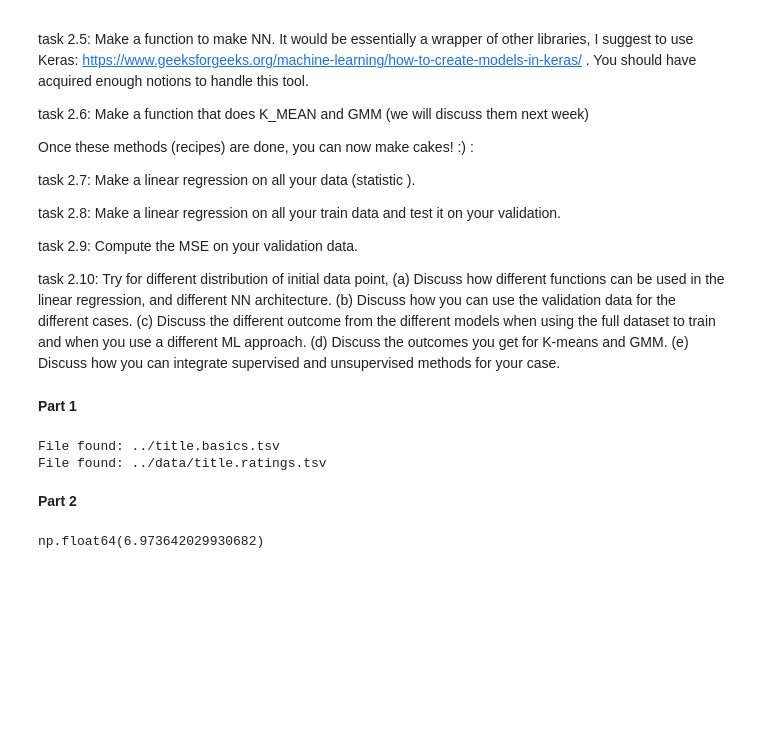
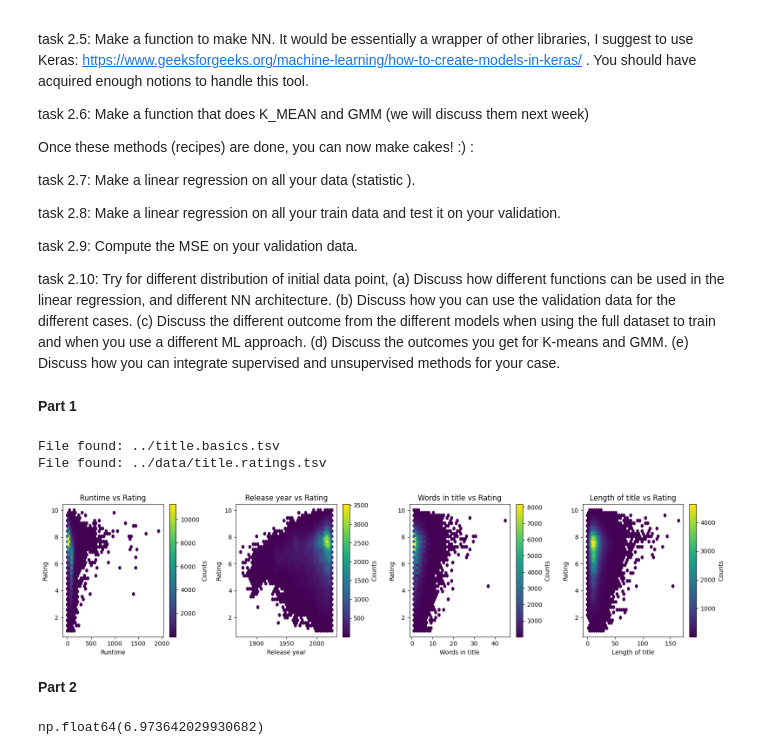
Before and after one commit to MalleBallen/MOD550---2025---Malvin, a Jupyter notebook: MOD550-task2/task2.ipynb, the cells around one changed output. Cells and saved outputs as stored; diff of their text form; code cells hidden in the pictures; blank space fills up the shorter version.

```diff
--- a/MOD550-task2/task2.ipynb
+++ b/MOD550-task2/task2.ipynb
@@ -22,11 +22,11 @@ task 2.9: Compute the MSE on your validation data.
 task 2.10: Try for different distribution of initial data point, (a) Discuss how different functions can be used in the linear regression, and different NN architecture. (b) Discuss how you can use the validation data for the different cases. (c) Discuss the different outcome from the different models when using the full dataset to train and when you use a different ML approach. (d) Discuss the outcomes you get for K-means and GMM. (e) Discuss how you can integrate supervised and unsupervised methods for your case.
 # %%
 import sys
+sys.path.append('../MOD550-task1') # Adjust the path to find data_aquisition module
+from data_aquisition import DataAquisition as aq
 
-from matplotlib.pylab import beta
-sys.path.append('../MOD550-task1') # Adjust the path to find data_aquisition module
 
-from data_aquisition import DataAquisition as aq
+import matplotlib.pyplot as plt
 import random
 import numpy as np
 from sklearn.linear_model import LinearRegression
@@ -35,6 +35,33 @@ from sklearn.linear_model import LinearRegression
 class DataModel:
     def __init__(self):
         self.data = aq().data
+
+    def scatter_plots_features_vs_rating(self):
+        """
+        Creates scatter plots for each feature (Runtime, Release year, Words in title, Length of title)
+        against Rating.
+        """
+
+        # Convert column dict to list of row dicts
+        columns = list(self.data.keys())
+        n_rows = len(self.data[columns[0]])
+        data_rows = [{col: self.data[col][i] for col in columns} for i in range(n_rows)]
+
+        features = ['Runtime', 'Release year', 'Words in title', 'Length of title']
+        ratings = [row['Rating'] for row in data_rows]
+
+        plt.figure(figsize=(16, 4))
+        for i, feat in enumerate(features):
+            plt.subplot(1, 4, i + 1)
+            x = [row[feat] for row in data_rows]
+            y = ratings
+            plt.hexbin(x, y, gridsize=40, cmap='viridis', mincnt=1) # Hexbin for better visualization with many points
+            plt.xlabel(feat)
+            plt.ylabel('Rating')
+            plt.title(f'{feat} vs Rating')
+            plt.colorbar(label='Counts')
+        plt.tight_layout()
+        plt.show()
 
     def linear_regression(self, x, y):
         """
@@ -207,7 +234,15 @@ class DataModel:
 
 
     def test_linreg_multivariate(self, sklearn=False):
-        #Creating the training data and testing data
+        """
+        Fits a multivariate linear regression model on the training data and evaluates its performance on the test data using Mean Squared Error (MSE).
+
+        Args:
+            sklearn (bool): If True, uses scikit LinearRegression (with intercept). If false, uses vanilla numpy (no intercept).
+
+        Returns:
+            Prints the model coefficients and the MSE on the test data.
+        """
         training_data, unused, testing_data = self.train_val_test_split(train_ratio=0.85, val_ratio=0 ,seed=1) # To get 15 percent test data)
 
         #Changing to numpy for faster computations
@@ -236,6 +271,10 @@ dataw = DataModel()
 # %% [output]
 File found: ../title.basics.tsv
 File found: ../data/title.ratings.tsv
+# %%
+dataw.scatter_plots_features_vs_rating()
+# %% [output]
+[figure, added]
 # %% [markdown]
 **Part 2**
 # %%
```
Also changed, not shown: parts of 2 cells of this notebook, 3 other files.
